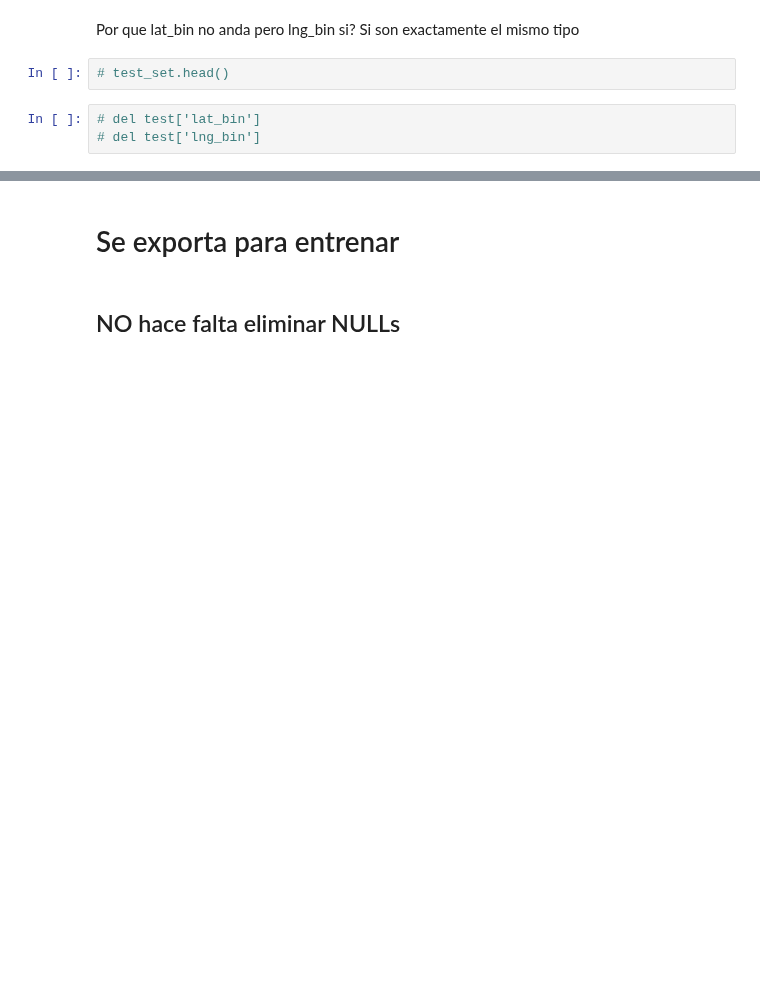
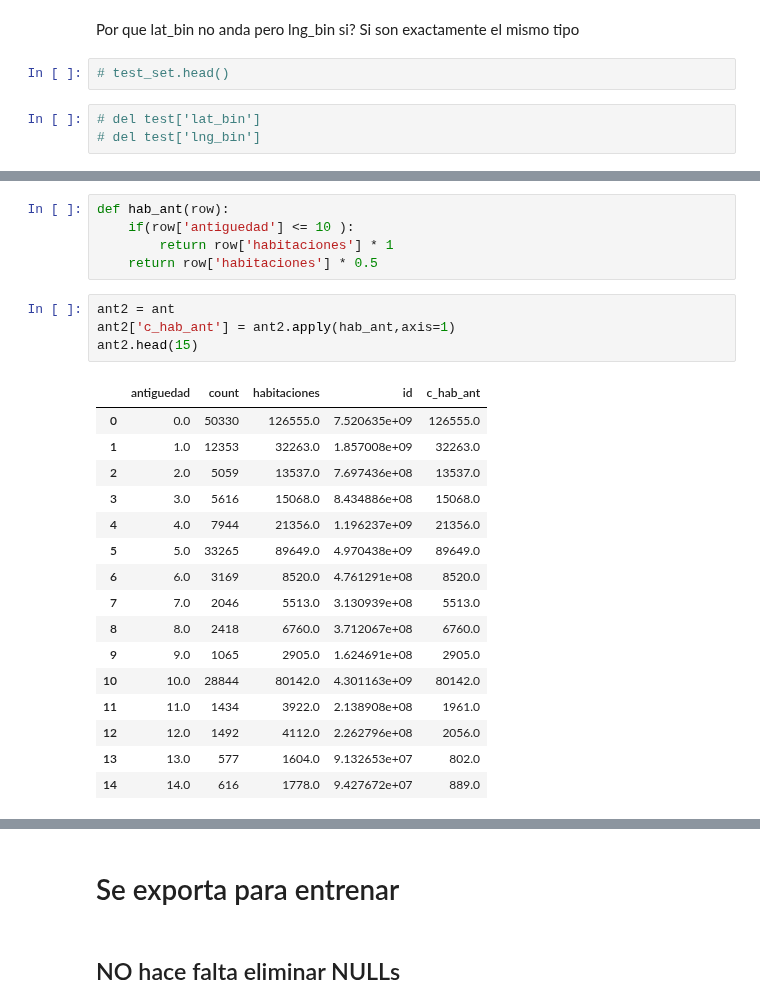
Before and after one commit to Alaneta/Datacones, a Jupyter notebook: tp2/1_Features_XG.ipynb, the cells around one changed output, grey strips where cells are left out. Cells and saved outputs as stored; diff of their text form; blank space fills up the shorter version.

```diff
--- a/tp2/1_Features_XG.ipynb
+++ b/tp2/1_Features_XG.ipynb
@@ -696,0 +746,26 @@ Por que lat_bin no anda pero lng_bin si? Si son exactamente el mismo tipo
+# %%
+def hab_ant(row):
+    if(row['antiguedad'] <= 10 ):
+        return row['habitaciones'] * 1
+    return row['habitaciones'] * 0.5
+# %%
+ant2 = ant
+ant2['c_hab_ant'] = ant2.apply(hab_ant,axis=1)
+ant2.head(15)
+# %% [output]
+|  | antiguedad | count | habitaciones | id | c_hab_ant |
+| 0 | 0.0 | 50330 | 126555.0 | 7.520635e+09 | 126555.0 |
+| 1 | 1.0 | 12353 | 32263.0 | 1.857008e+09 | 32263.0 |
+| 2 | 2.0 | 5059 | 13537.0 | 7.697436e+08 | 13537.0 |
+| 3 | 3.0 | 5616 | 15068.0 | 8.434886e+08 | 15068.0 |
+| 4 | 4.0 | 7944 | 21356.0 | 1.196237e+09 | 21356.0 |
+| 5 | 5.0 | 33265 | 89649.0 | 4.970438e+09 | 89649.0 |
+| 6 | 6.0 | 3169 | 8520.0 | 4.761291e+08 | 8520.0 |
+| 7 | 7.0 | 2046 | 5513.0 | 3.130939e+08 | 5513.0 |
+| 8 | 8.0 | 2418 | 6760.0 | 3.712067e+08 | 6760.0 |
+| 9 | 9.0 | 1065 | 2905.0 | 1.624691e+08 | 2905.0 |
+| 10 | 10.0 | 28844 | 80142.0 | 4.301163e+09 | 80142.0 |
+| 11 | 11.0 | 1434 | 3922.0 | 2.138908e+08 | 1961.0 |
+| 12 | 12.0 | 1492 | 4112.0 | 2.262796e+08 | 2056.0 |
+| 13 | 13.0 | 577 | 1604.0 | 9.132653e+07 | 802.0 |
+| 14 | 14.0 | 616 | 1778.0 | 9.427672e+07 | 889.0 |
```
Also changed, not shown: parts of 11 cells of this notebook, 1 other file.
